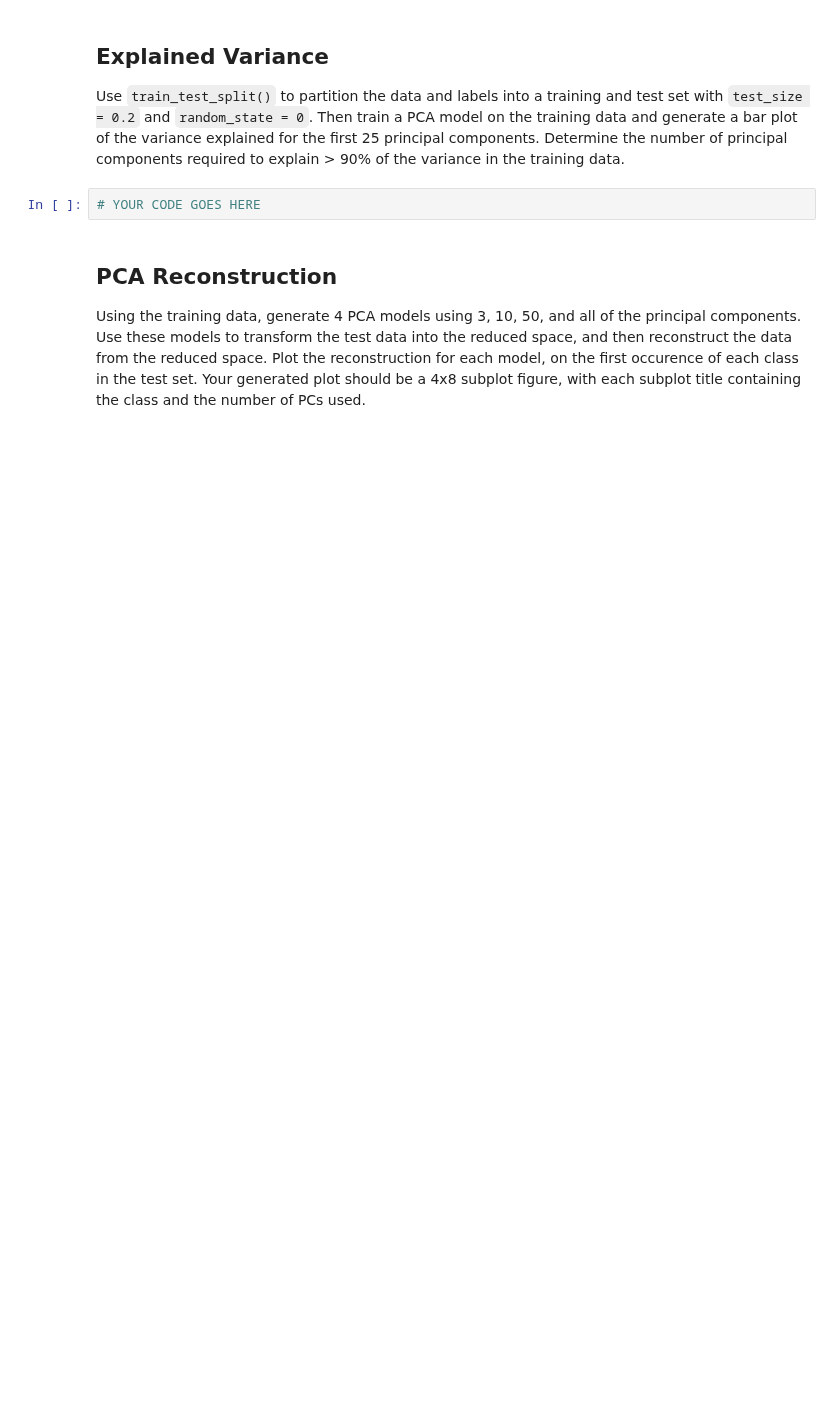
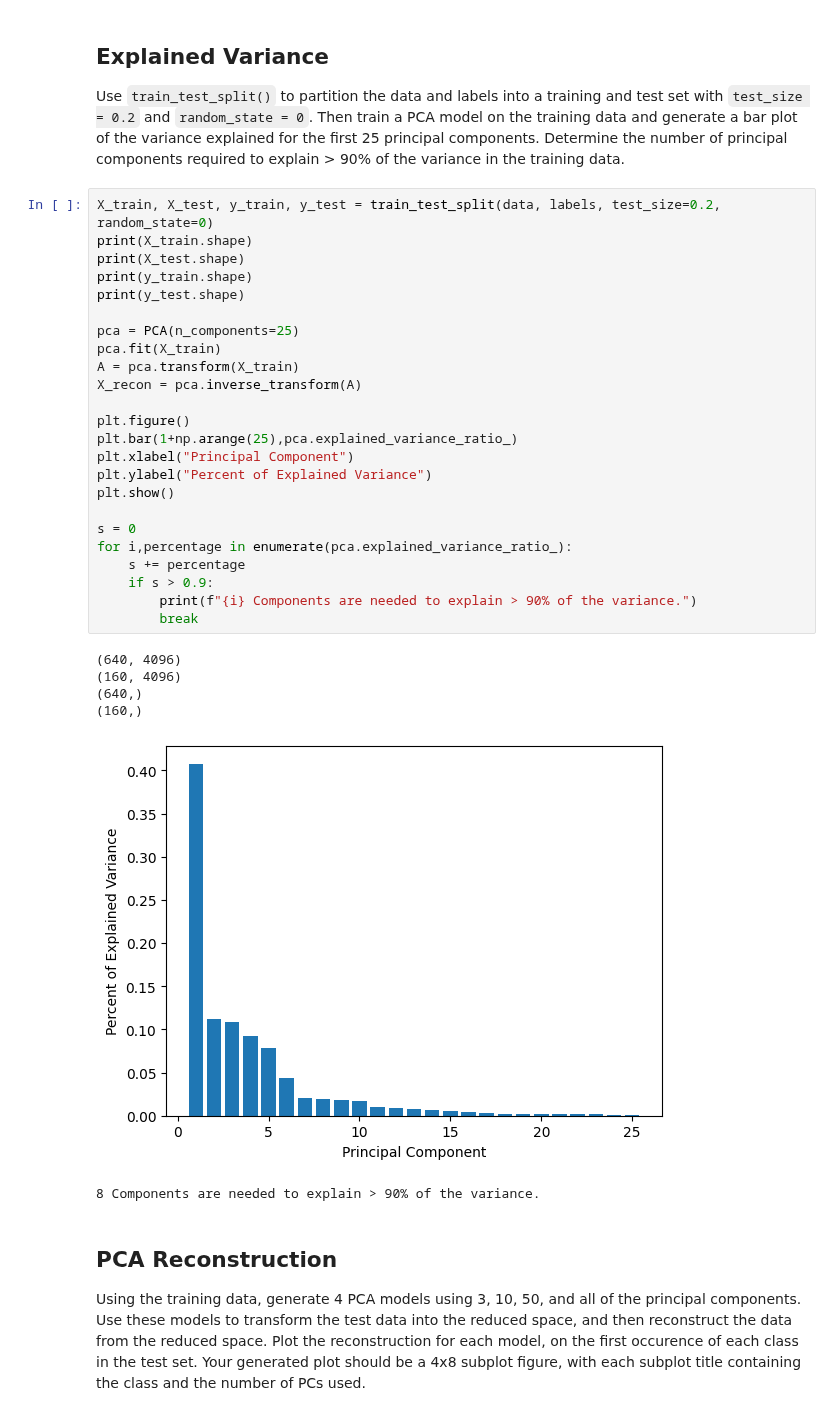
Before and after one commit to judson35/AI-ML, a Jupyter notebook: HW12/M12-HW1.ipynb, the cells around one changed output. Saved outputs shown, nothing was run; the diff lists cells and outputs as text; blank space fills up the shorter version.

```diff
--- a/HW12/M12-HW1.ipynb
+++ b/HW12/M12-HW1.ipynb
@@ -63,8 +73,37 @@ Using the provided `dataLoader()` function, load the data and labels from `sdf_i
 ## Explained Variance
 
 Use `train_test_split()` to partition the data and labels into a training and test set with `test_size = 0.2` and `random_state = 0`. Then train a PCA model on the training data and generate a bar plot of the variance explained for the first 25 principal components. Determine the number of principal components required to explain > 90% of the variance in the training data.
-# %%
-# YOUR CODE GOES HERE
+# %%
+X_train, X_test, y_train, y_test = train_test_split(data, labels, test_size=0.2, random_state=0)
+print(X_train.shape)
+print(X_test.shape)
+print(y_train.shape)
+print(y_test.shape)
+
+pca = PCA(n_components=25)
+pca.fit(X_train)
+A = pca.transform(X_train)
+X_recon = pca.inverse_transform(A)
+
+plt.figure()
+plt.bar(1+np.arange(25),pca.explained_variance_ratio_)
+plt.xlabel("Principal Component")
+plt.ylabel("Percent of Explained Variance")
+plt.show()
+
+s = 0
+for i,percentage in enumerate(pca.explained_variance_ratio_):
+    s += percentage
+    if s > 0.9:
+        print(f"{i} Components are needed to explain > 90% of the variance.")
+        break
+# %% [output]
+(640, 4096)
+(160, 4096)
+(640,)
+(160,)
+[figure, added]
+8 Components are needed to explain > 90% of the variance.
 # %% [markdown]
 ## PCA Reconstruction
 
```
Also changed, not shown: parts of 12 cells of this notebook.
